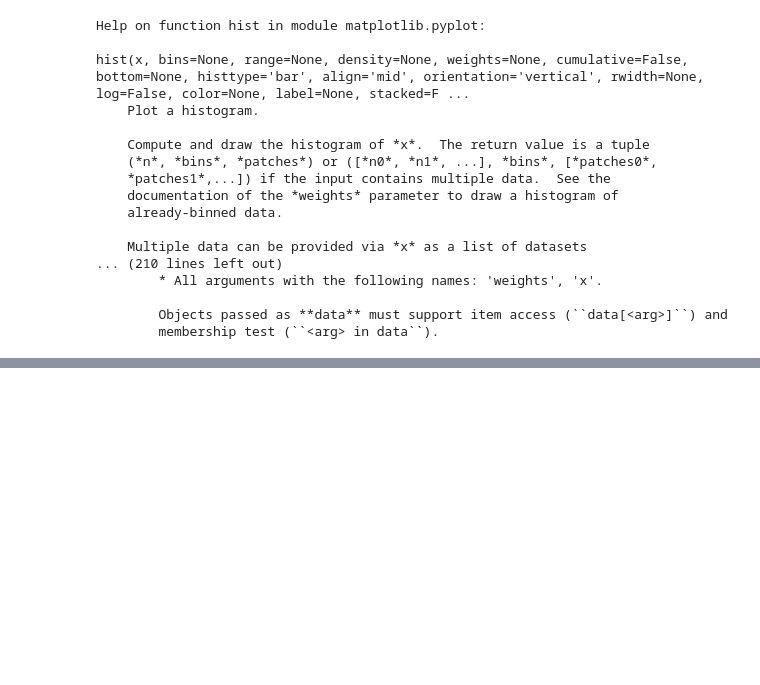
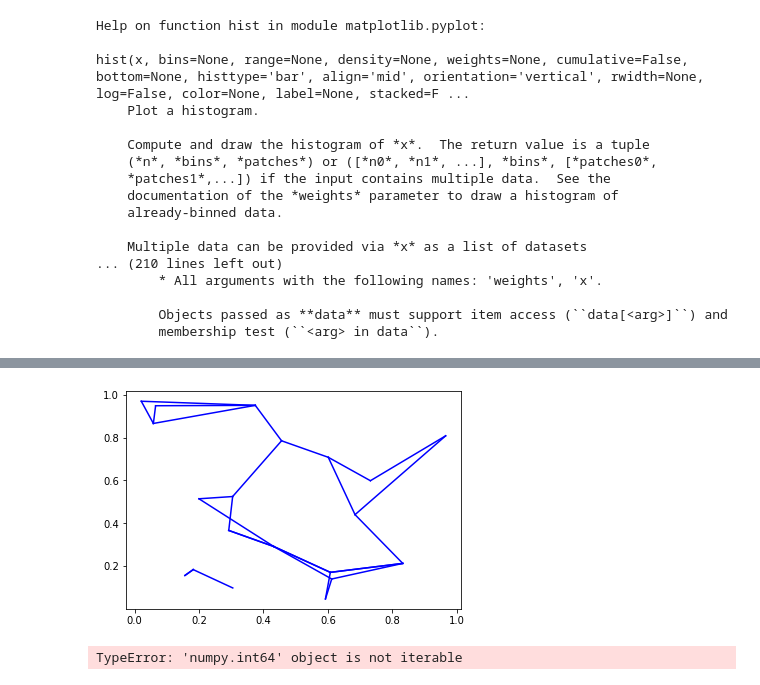
Before and after one commit to zxc2012/PAT_Code, a Jupyter notebook: py/histogram_test.ipynb, the cells around one changed output, grey strips where cells are left out. Cells and saved outputs as stored; diff of their text form; code cells hidden in the pictures; blank space fills up the shorter version.

```diff
--- a/py/histogram_test.ipynb
+++ b/py/histogram_test.ipynb
@@ -103,0 +163,12 @@ hist(x, bins=None, range=None, density=None, weights=None, cumulative=False, bot
+# %%
+for i in range(x.shape[0]):
+    for j in nearest[i,:2]:
+        plt.plot(*zip(x[i],x[j]),color='b')
+# %% [output]
+[figure, added]
+# %%
+for i in range(x.shape[0]):
+    for j in nearest[i,0]:
+        plt.plot(*zip(x[i],x[j]),color='b')
+# %% [output]
+TypeError: 'numpy.int64' object is not iterable
```
Also changed, not shown: parts of 9 cells of this notebook.
